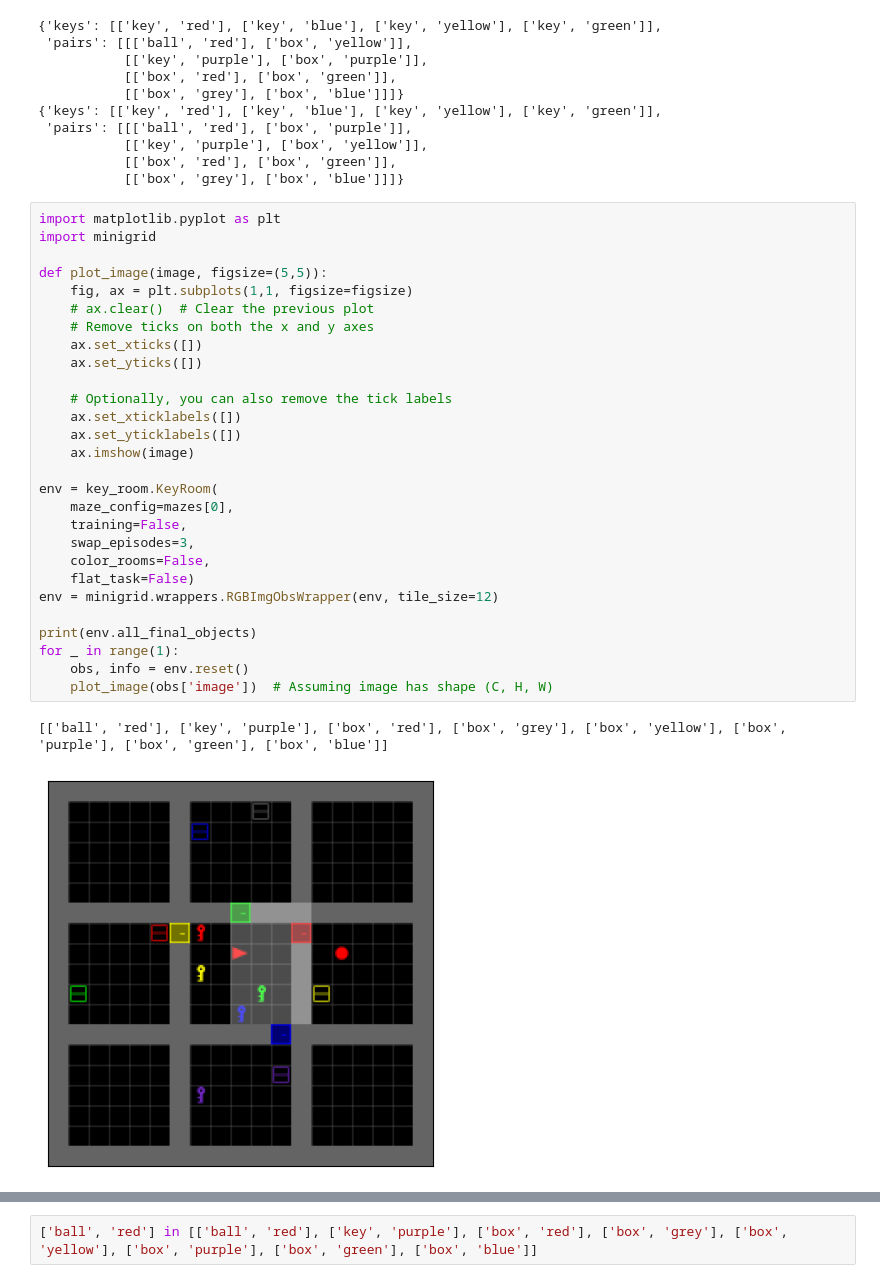
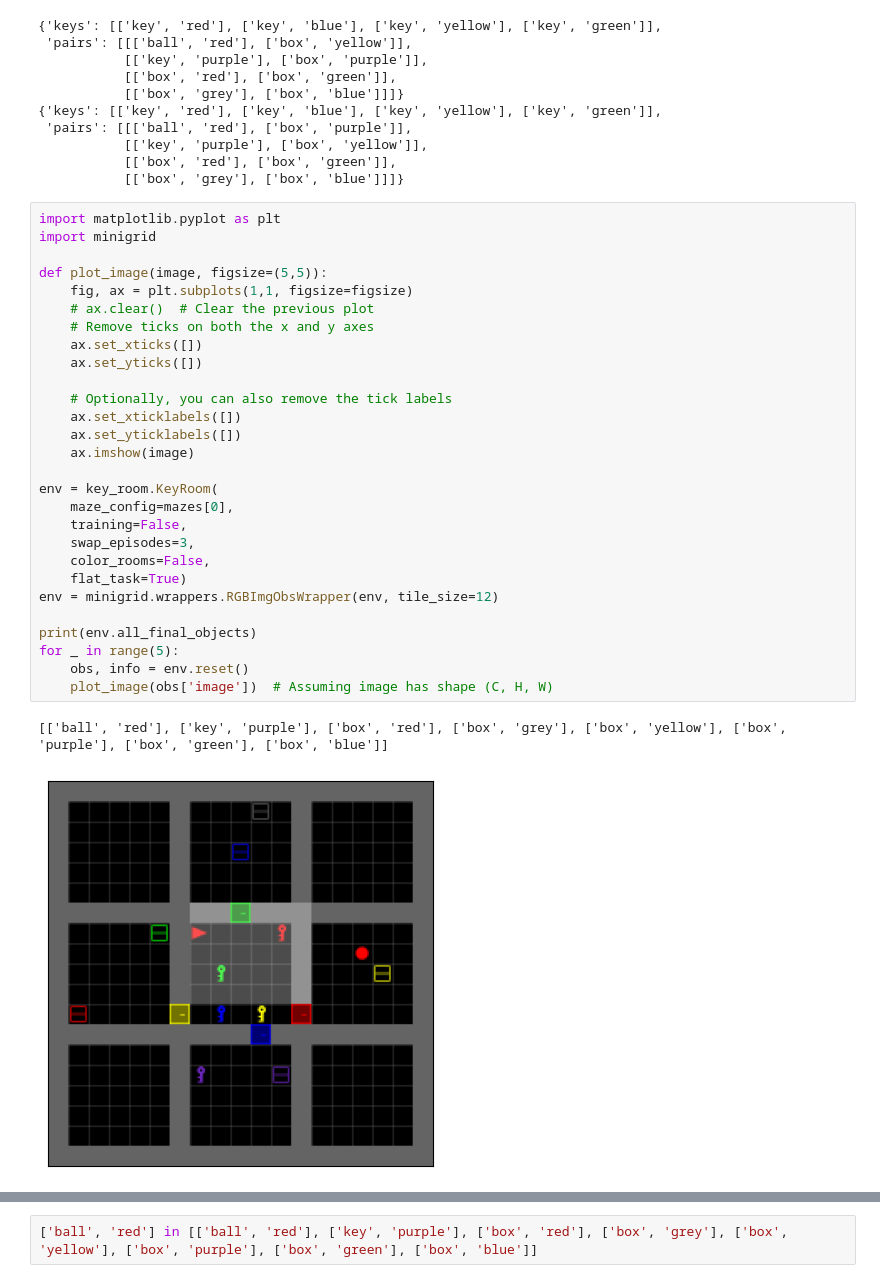
Before and after one commit to susannahsu/neurorl, a Jupyter notebook: projects/human_sf/create_mazes.ipynb, the cells around one changed output, grey strips where cells are left out. Cells and saved outputs as stored; diff of their text form.

```diff
--- a/projects/human_sf/create_mazes.ipynb
+++ b/projects/human_sf/create_mazes.ipynb
@@ -211,31 +211,31 @@ pprint(maze_config)
 # %%
 import matplotlib.pyplot as plt
 import minigrid
 
 def plot_image(image, figsize=(5,5)):
     fig, ax = plt.subplots(1,1, figsize=figsize)
     # ax.clear()  # Clear the previous plot
     # Remove ticks on both the x and y axes
     ax.set_xticks([])
     ax.set_yticks([])
 
     # Optionally, you can also remove the tick labels
     ax.set_xticklabels([])
     ax.set_yticklabels([])
     ax.imshow(image)
 
 env = key_room.KeyRoom(
     maze_config=mazes[0],
     training=False,
     swap_episodes=3,
     color_rooms=False,
-    flat_task=False)
+    flat_task=True)
 env = minigrid.wrappers.RGBImgObsWrapper(env, tile_size=12)
 
 print(env.all_final_objects)
-for _ in range(1):
+for _ in range(5):
     obs, info = env.reset()
     plot_image(obs['image'])  # Assuming image has shape (C, H, W)
 # %% [output]
 [['ball', 'red'], ['key', 'purple'], ['box', 'red'], ['box', 'grey'], ['box', 'yellow'], ['box', 'purple'], ['box', 'green'], ['box', 'blue']]
-[figure, old version]
+[figure, new version]
```
Also changed, not shown: parts of 2 cells of this notebook, 1 other file.
